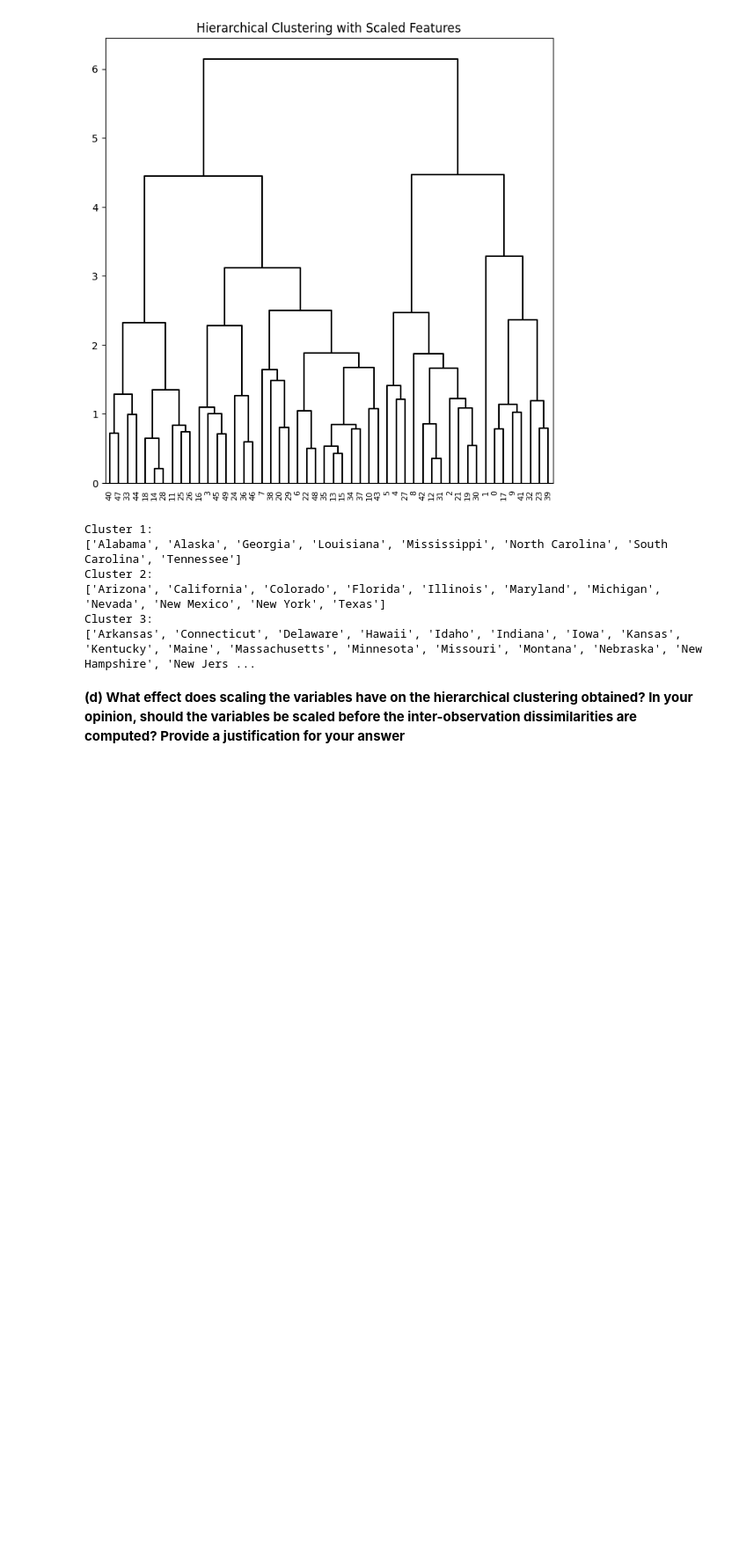
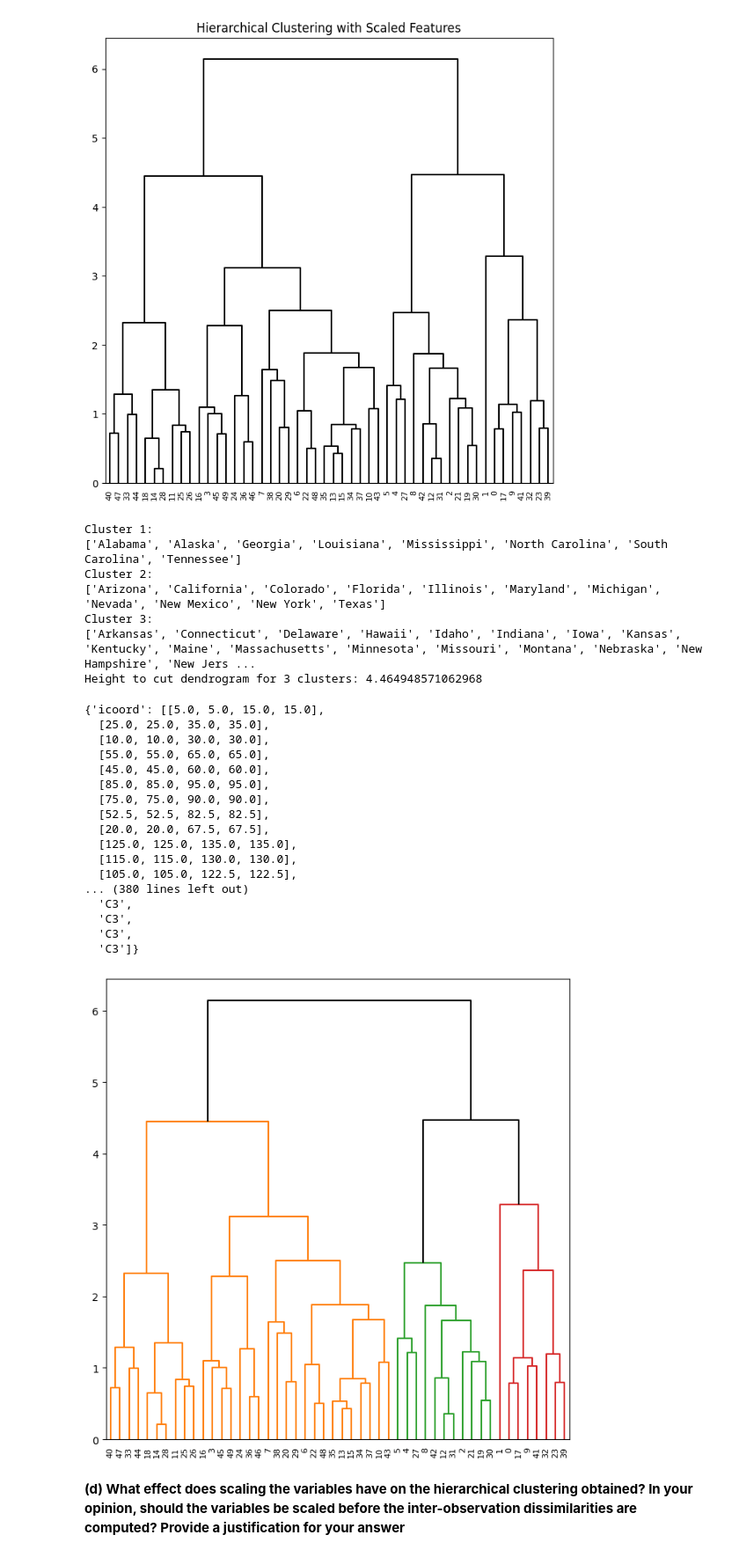
Before and after one commit to WillDBM/DATA-303, a Jupyter notebook: Lab/Armentrout_William_Lab9.ipynb, the cells around one changed output. Shown at 88% size. Saved outputs shown, nothing was run; the diff lists cells and outputs as text; code cells hidden in the pictures; blank space fills up the shorter version.

```diff
--- a/Lab/Armentrout_William_Lab9.ipynb
+++ b/Lab/Armentrout_William_Lab9.ipynb
@@ -114,6 +134,11 @@ for i in range(3):
     print(f"Cluster {i+1}:")
     states = USArrests.index[scaled_cutTree[:,0]==i].tolist()
     print(states)
+# find the height to cut the dendrogram (too close to eyeball unlike unscaled version)
+heights = linkage_comp_scale[:,2]
+heights_sorted = np.sort(heights)
+height_cut = heights_sorted[-(3-1)]
+print(f"Height to cut dendrogram for 3 clusters: {height_cut}")
 # %% [output]
 Cluster 1:
 ['Alabama', 'Alaska', 'Georgia', 'Louisiana', 'Mississippi', 'North Carolina', 'South Carolina', 'Tennessee']
@@ -121,8 +146,33 @@ Cluster 2:
 ['Arizona', 'California', 'Colorado', 'Florida', 'Illinois', 'Maryland', 'Michigan', 'Nevada', 'New Mexico', 'New York', 'Texas']
 Cluster 3:
 ['Arkansas', 'Connecticut', 'Delaware', 'Hawaii', 'Idaho', 'Indiana', 'Iowa', 'Kansas', 'Kentucky', 'Maine', 'Massachusetts', 'Minnesota', 'Missouri', 'Montana', 'Nebraska', 'New Hampshire', 'New Jers ...
+Height to cut dendrogram for 3 clusters: 4.464948571062968
 # %%
 # part b ploting
+fig, ax = plt.subplots(1, 1, figsize=(8, 8))
+dendrogram(linkage_comp_scale,
+           ax=ax,
+           color_threshold=height_cut,
+           above_threshold_color='black')
+# %% [output]
+{'icoord': [[5.0, 5.0, 15.0, 15.0],
+  [25.0, 25.0, 35.0, 35.0],
+  [10.0, 10.0, 30.0, 30.0],
+  [55.0, 55.0, 65.0, 65.0],
+  [45.0, 45.0, 60.0, 60.0],
+  [85.0, 85.0, 95.0, 95.0],
+  [75.0, 75.0, 90.0, 90.0],
+  [52.5, 52.5, 82.5, 82.5],
+  [20.0, 20.0, 67.5, 67.5],
+  [125.0, 125.0, 135.0, 135.0],
+  [115.0, 115.0, 130.0, 130.0],
+  [105.0, 105.0, 122.5, 122.5],
+... (380 lines left out)
+  'C3',
+  'C3',
+  'C3',
+  'C3']}
+[figure, added]
 # %% [markdown]
 **(d) What effect does scaling the variables have on the hierarchical clustering obtained? In your opinion, should the variables be scaled before the inter-observation dissimilarities are computed? Provide a justification for your answer**
 # %% [markdown]
```
Also changed, not shown: parts of 2 cells of this notebook.
